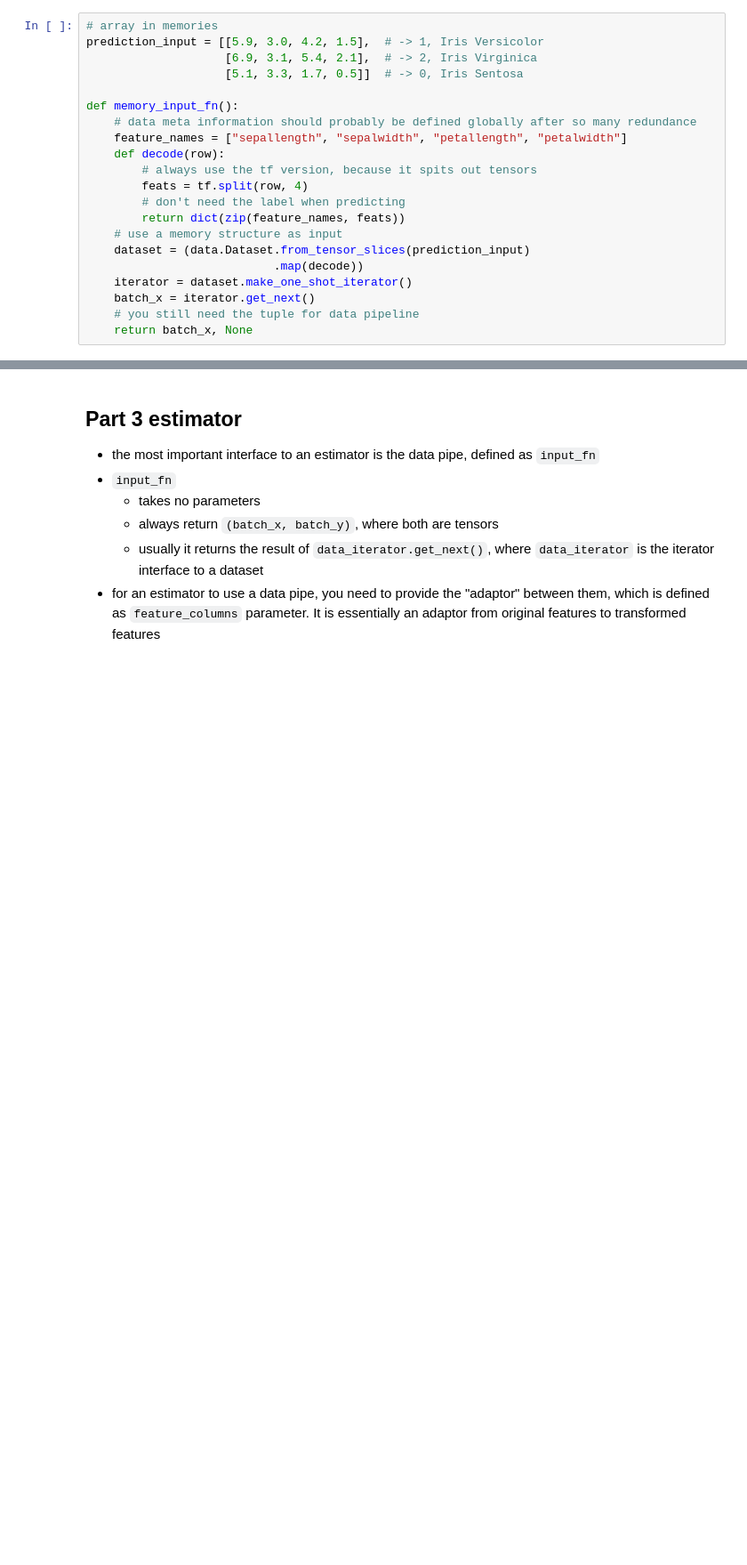
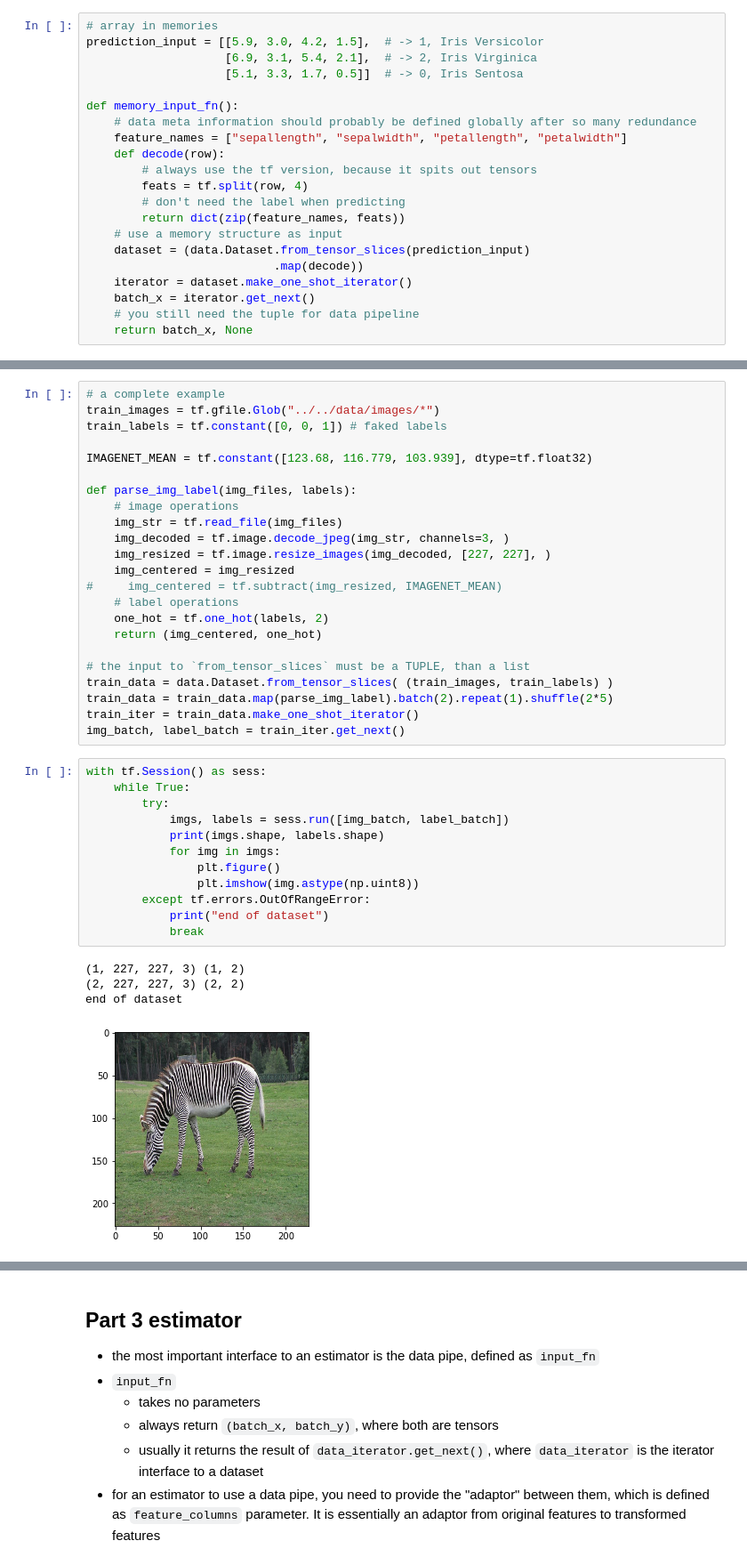
Before and after one commit to dolaameng/deeplearning-exploration, a Jupyter notebook: notebooks/TF-notes/API - hight level tf api after 1.3.ipynb, the cells around one changed output, grey strips where cells are left out. Shown at 89% size. Drawn from its saved outputs; the diff is of its cells as text; blank space fills up the shorter version.

```diff
--- a/notebooks/TF-notes/API - hight level tf api after 1.3.ipynb
+++ b/notebooks/TF-notes/API - hight level tf api after 1.3.ipynb
@@ -141,0 +179,40 @@ def memory_input_fn():
+# %%
+# a complete example
+train_images = tf.gfile.Glob("../../data/images/*")
+train_labels = tf.constant([0, 0, 1]) # faked labels
+
+IMAGENET_MEAN = tf.constant([123.68, 116.779, 103.939], dtype=tf.float32)
+
+def parse_img_label(img_files, labels):
+    # image operations
+    img_str = tf.read_file(img_files)
+    img_decoded = tf.image.decode_jpeg(img_str, channels=3, )
+    img_resized = tf.image.resize_images(img_decoded, [227, 227], )
+    img_centered = img_resized
+#     img_centered = tf.subtract(img_resized, IMAGENET_MEAN)
+    # label operations
+    one_hot = tf.one_hot(labels, 2)
+    return (img_centered, one_hot)
+
+# the input to `from_tensor_slices` must be a TUPLE, than a list
+train_data = data.Dataset.from_tensor_slices( (train_images, train_labels) )
+train_data = train_data.map(parse_img_label).batch(2).repeat(1).shuffle(2*5)
+train_iter = train_data.make_one_shot_iterator()
+img_batch, label_batch = train_iter.get_next()
+# %%
+with tf.Session() as sess:
+    while True:
+        try:
+            imgs, labels = sess.run([img_batch, label_batch])
+            print(imgs.shape, labels.shape)
+            for img in imgs:
+                plt.figure()
+                plt.imshow(img.astype(np.uint8))
+        except tf.errors.OutOfRangeError:
+            print("end of dataset")
+            break
+# %% [output]
+(1, 227, 227, 3) (1, 2)
+(2, 227, 227, 3) (2, 2)
+end of dataset
+[figure, added]
```
Also changed, not shown: parts of 26 cells of this notebook, 1 other file.
